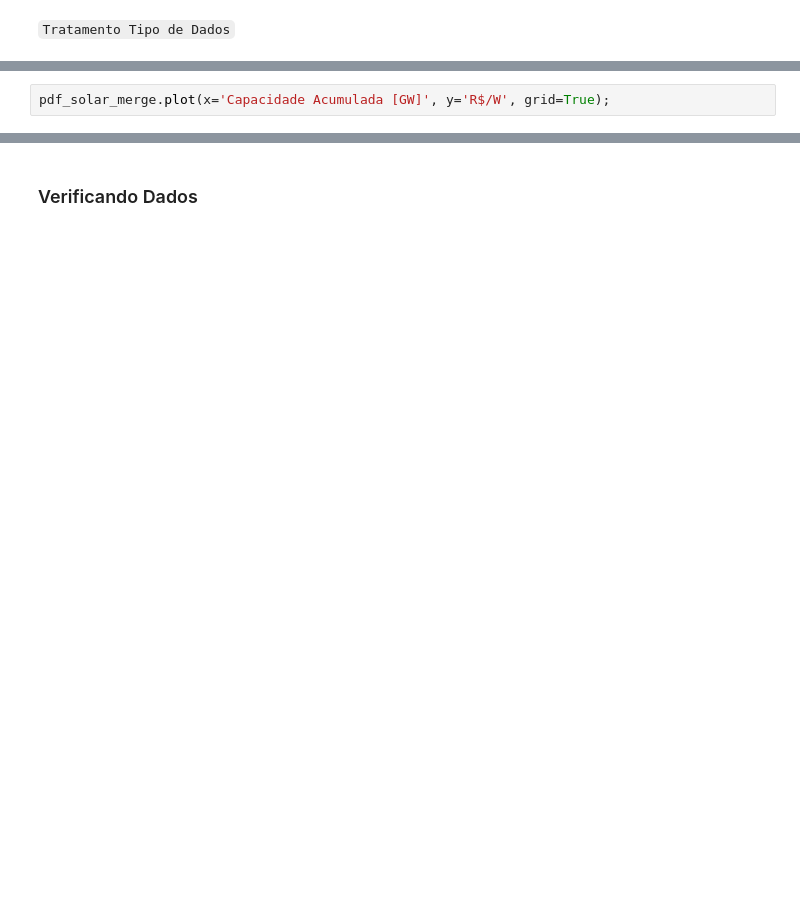
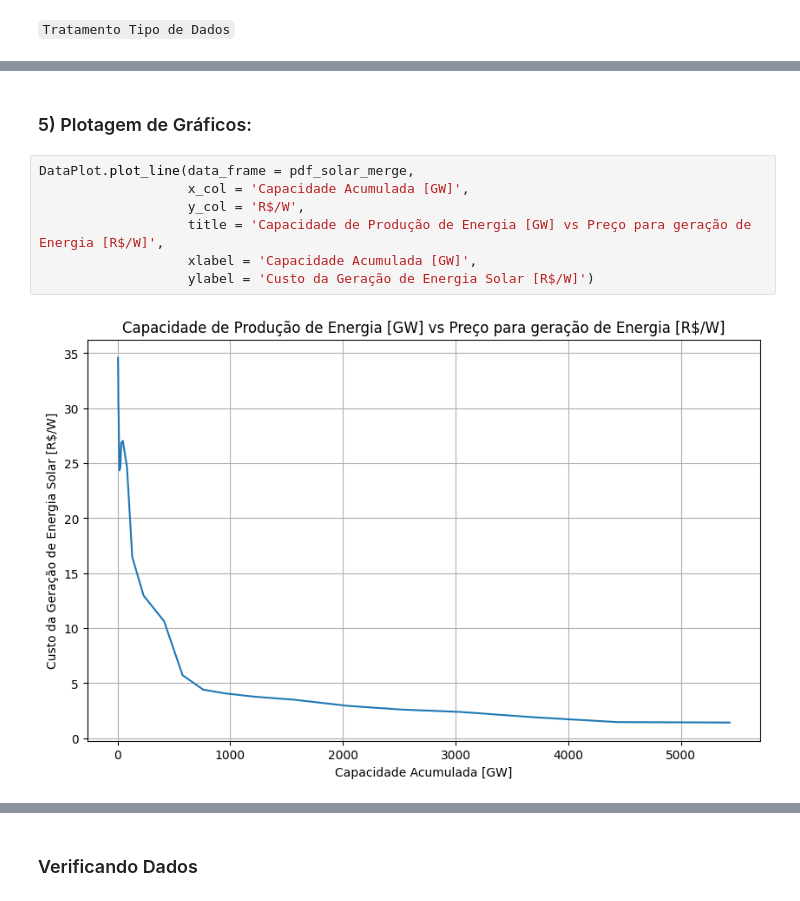
Before and after one commit to FelipeBZanardo/Projeto-POO-Energia-Solar, a Jupyter notebook: main.ipynb, the cells around one changed output, grey strips where cells are left out. Cells and saved outputs as stored; diff of their text form; blank space fills up the shorter version.

Commit message:
feat: Criado os métodos de plotagem de gráficos

```diff
--- a/main.ipynb
+++ b/main.ipynb
@@ -81,2 +301,11 @@ pdf_solar_merge
-# %%
-pdf_solar_merge.plot(x='Capacidade Acumulada [GW]', y='R$/W', grid=True);
+# %% [markdown]
+### 5) Plotagem de Gráficos:
+# %%
+DataPlot.plot_line(data_frame = pdf_solar_merge,
+                   x_col = 'Capacidade Acumulada [GW]',
+                   y_col = 'R$/W',
+                   title = 'Capacidade de Produção de Energia [GW] vs Preço para geração de Energia [R$/W]',
+                   xlabel = 'Capacidade Acumulada [GW]',
+                   ylabel = 'Custo da Geração de Energia Solar [R$/W]')
+# %% [output]
+[figure, added]
```
Also changed, not shown: parts of 28 cells of this notebook, 2 other files.
